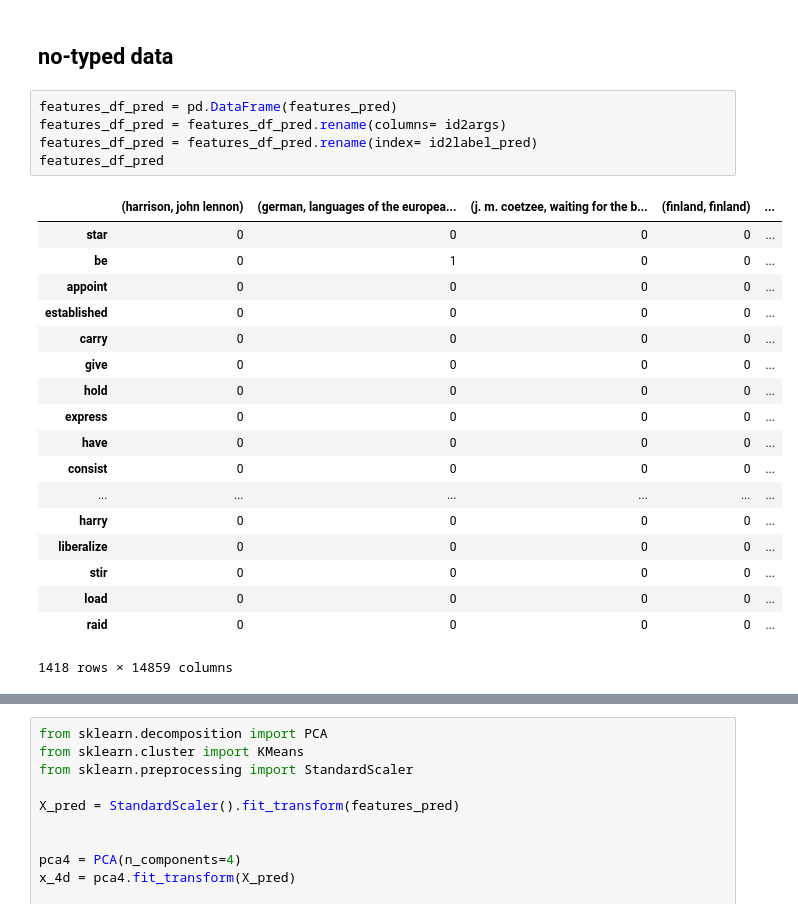
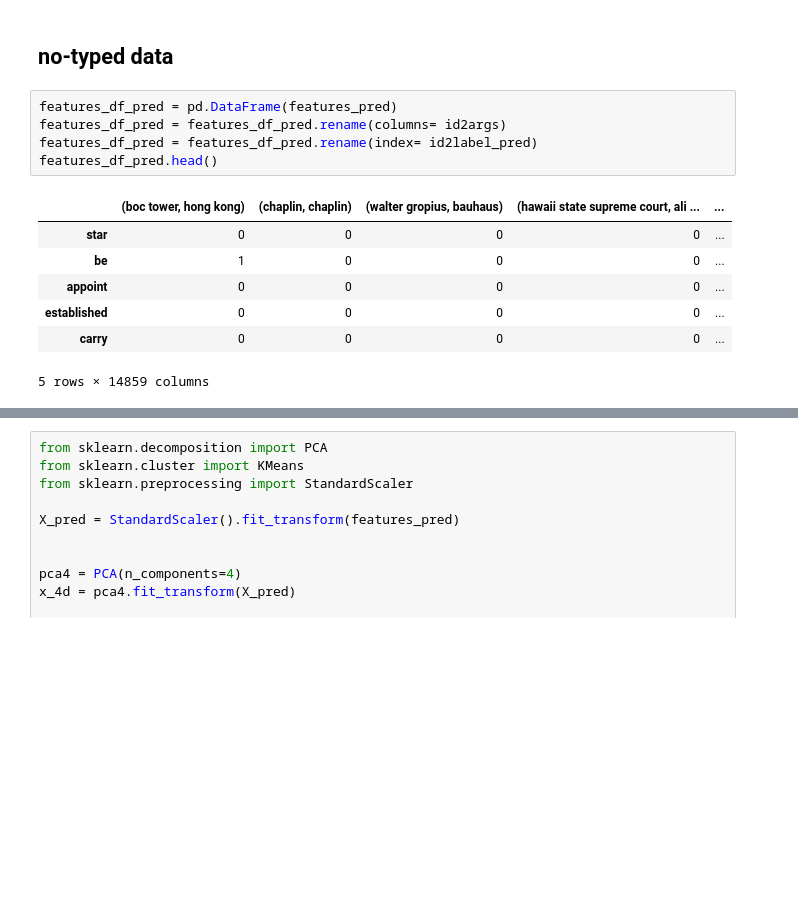
Before and after one commit to siebeniris/Combined_Distributional_and_Formal_Semantics, a Jupyter notebook: clustering.ipynb, the cells around one changed output, grey strips where cells are left out. Cells and saved outputs as stored; diff of their text form; blank space fills up the shorter version.

```diff
--- a/clustering.ipynb
+++ b/clustering.ipynb
@@ -619,26 +508,15 @@ sns.pairplot(df, hue='X_cluster', palette= 'Dark2', diag_kind='kde',size=1.85)
 # %%
 features_df_pred = pd.DataFrame(features_pred)
 features_df_pred = features_df_pred.rename(columns= id2args)
 features_df_pred = features_df_pred.rename(index= id2label_pred)
-features_df_pred
+features_df_pred.head()
 # %% [output]
-|  | (harrison, john lennon) | (german, languages of the europea... | (j. m. coetzee, waiting for the b... | (finland, finland) | ... |
+|  | (boc tower, hong kong) | (chaplin, chaplin) | (walter gropius, bauhaus) | (hawaii state supreme court, ali ... | ... |
 | star | 0 | 0 | 0 | 0 | ... |
-| be | 0 | 1 | 0 | 0 | ... |
+| be | 1 | 0 | 0 | 0 | ... |
 | appoint | 0 | 0 | 0 | 0 | ... |
 | established | 0 | 0 | 0 | 0 | ... |
 | carry | 0 | 0 | 0 | 0 | ... |
-| give | 0 | 0 | 0 | 0 | ... |
-| hold | 0 | 0 | 0 | 0 | ... |
-| express | 0 | 0 | 0 | 0 | ... |
-| have | 0 | 0 | 0 | 0 | ... |
-| consist | 0 | 0 | 0 | 0 | ... |
-| ... | ... | ... | ... | ... | ... |
-| harry | 0 | 0 | 0 | 0 | ... |
-| liberalize | 0 | 0 | 0 | 0 | ... |
-| stir | 0 | 0 | 0 | 0 | ... |
-| load | 0 | 0 | 0 | 0 | ... |
-| raid | 0 | 0 | 0 | 0 | ... |
-1418 rows × 14859 columns
+5 rows × 14859 columns
 # %%
 features_df.where(features_df>1)
```
Also changed, not shown: parts of 10 cells of this notebook.
